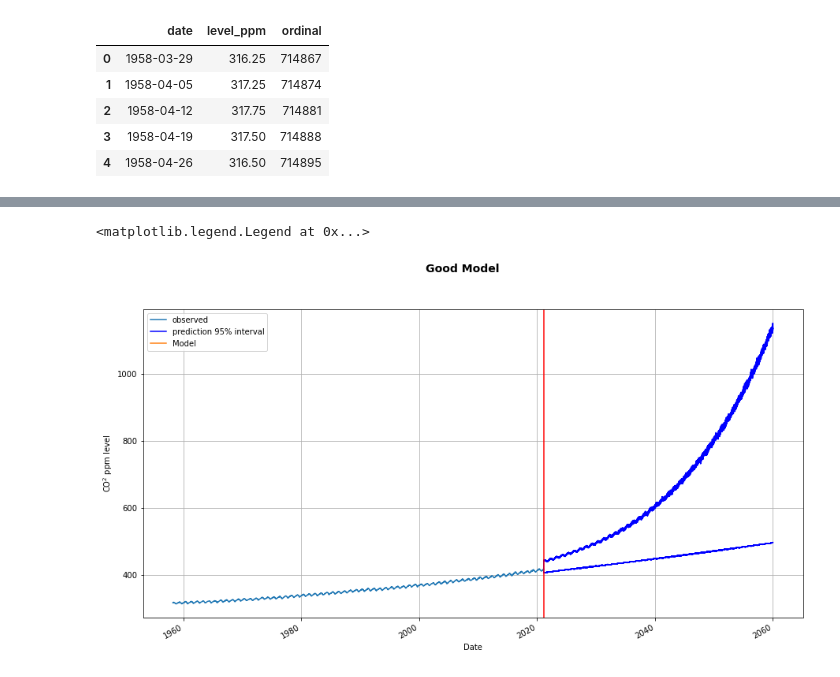
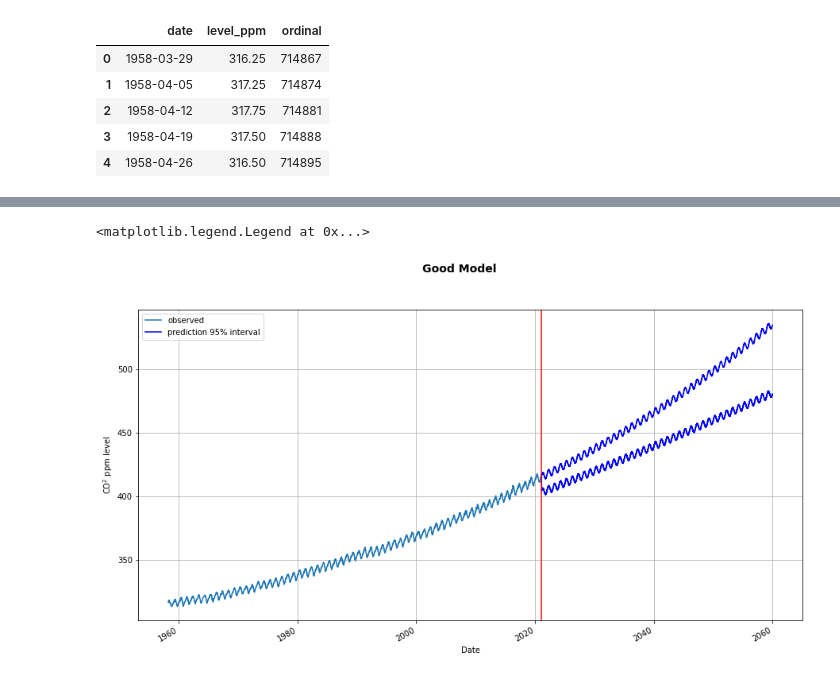
Before and after one commit to Inventrohyder/cs146, a Jupyter notebook: Assignments/final-project/notebook.ipynb, the cells around one changed output, grey strips where cells are left out. Drawn from its saved outputs; the diff is of its cells as text; code cells hidden in the pictures.

Commit message:
✨ feat: use a linear regressor for init parameters

```diff
--- a/Assignments/final-project/notebook.ipynb
+++ b/Assignments/final-project/notebook.ipynb
@@ -65,11 +65,10 @@ future_dates = pd.date_range(start=max(df['date']),end=last_date).to_series()
 future_dates_ordinal = future_dates.apply(datetime.toordinal)
 stan_data = {
     'N': len(df),
-    'y': list(df['level_ppm']),
+    'y': df['level_ppm'],
     'x': df['ordinal'],
     'nFutureCount': len(future_dates),
-    'futureDays': future_dates_ordinal,
-    'scalingFactor': 0.1
+    'futureDays': future_dates_ordinal
 }
 to_predict_dates = df['date'].append(future_dates)
 to_predict = to_predict_dates.apply(datetime.toordinal)
@@ -206,12 +235,10 @@ Wall time: 2h 8min 30s
 # %%
 # Model parameters
-good_t_intercept = get_parameter('t_intercept', good_results)
-good_a = get_parameter('a', good_results)
-good_b = get_parameter('b', good_results)
-good_c = get_parameter('c', good_results)
-good_d = get_parameter('d', good_results)
+good_c0 = get_parameter('c0', good_results)
+good_c1 = get_parameter('c1', good_results)
 good_c2 = get_parameter('c2', good_results)
 good_c3 = get_parameter('c3', good_results)
+good_c4 = get_parameter('c4', good_results)
 # %%
 # Stan model future predictions output
 good_prediction = good_samples['x_future']
@@ -221,31 +248,30 @@ good_prediction_interval = np.percentile(good_prediction, axis=0, q=[2.5, 97.5])
 # %%
 fig = plt.figure(figsize=(15, 8))
 ax = fig.add_subplot()
 
 fig.suptitle('Good Model', fontsize=14, fontweight='bold')
 # Observed data
 df.plot('date', 'level_ppm', ax=ax, grid=True, label='observed')
 
 # 95% confidence interval lower and upper bounds
 ax.plot(
     future_dates,
     np.concatenate((df['level_ppm'][-1:], good_prediction_interval[0,1:])),
     'b-', label='prediction 95% interval')
 ax.plot(
     future_dates,
     np.concatenate((df['level_ppm'][-1:], good_prediction_interval[1,1:])),
     'b-')
 
 # Model
-model_predictions = good_t_intercept + good_a * good_b**(good_c* to_predict + good_d) + good_c2 * np.cos(2 * np.pi * to_predict / 365.25 + good_c3)
-# good_t_intercept + good_t_coef*np.exp(good_c2 * to_predict*stan_data['scalingFactor']) + good_c3 * np.cos(2 * np.pi * to_predict / 365.25 + good_c4)
-ax.plot(to_predict_dates, model_predictions, label="Model")
+model_predictions = good_c0 + good_c1*np.exp(good_c2 * to_predict*stan_data['scalingFactor']) + good_c3 * np.cos(2 * np.pi * to_predict / 365.25 + good_c4)
+# ax.plot(to_predict_dates, model_predictions, label="Model")
 
 # Last observed date line
 ax.axvline(max(df['date']), color='red')
 ax.set_xlabel('Date')
 ax.set_ylabel('CO$^2$ ppm level')
 ax.legend()
 # %% [output]
 <matplotlib.legend.Legend at 0x...>
-[figure, old version]
+[figure, new version]
```
Also changed, not shown: parts of 10 cells of this notebook.
